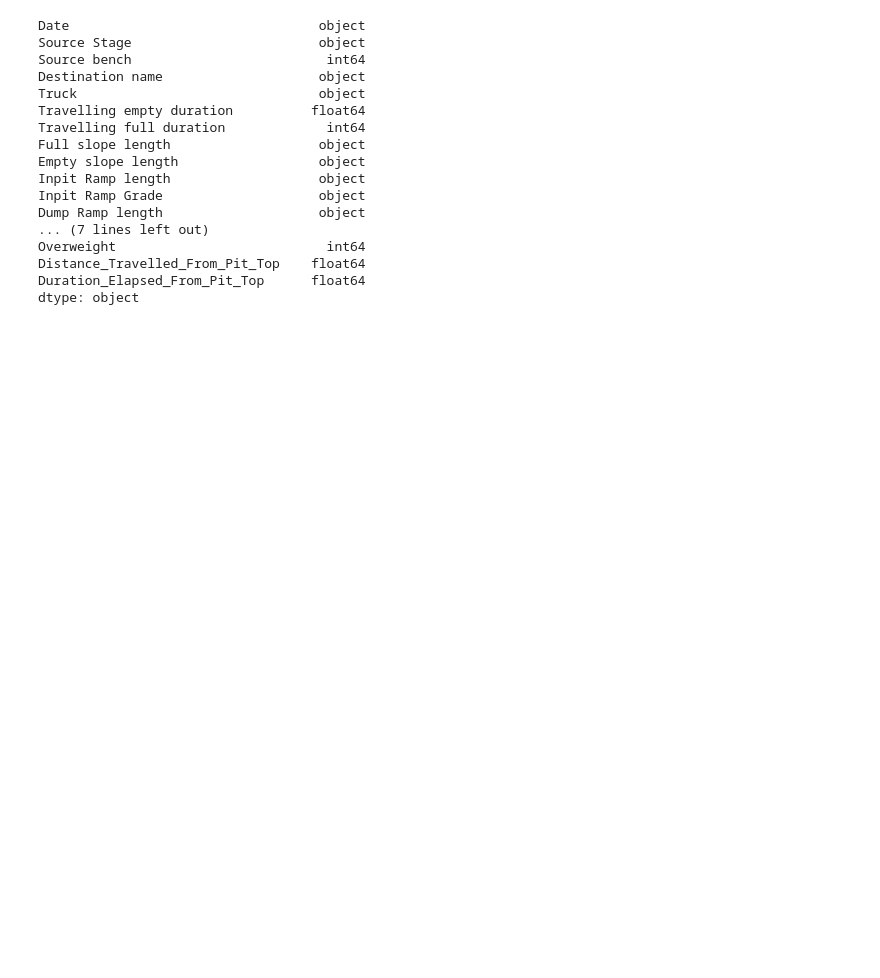
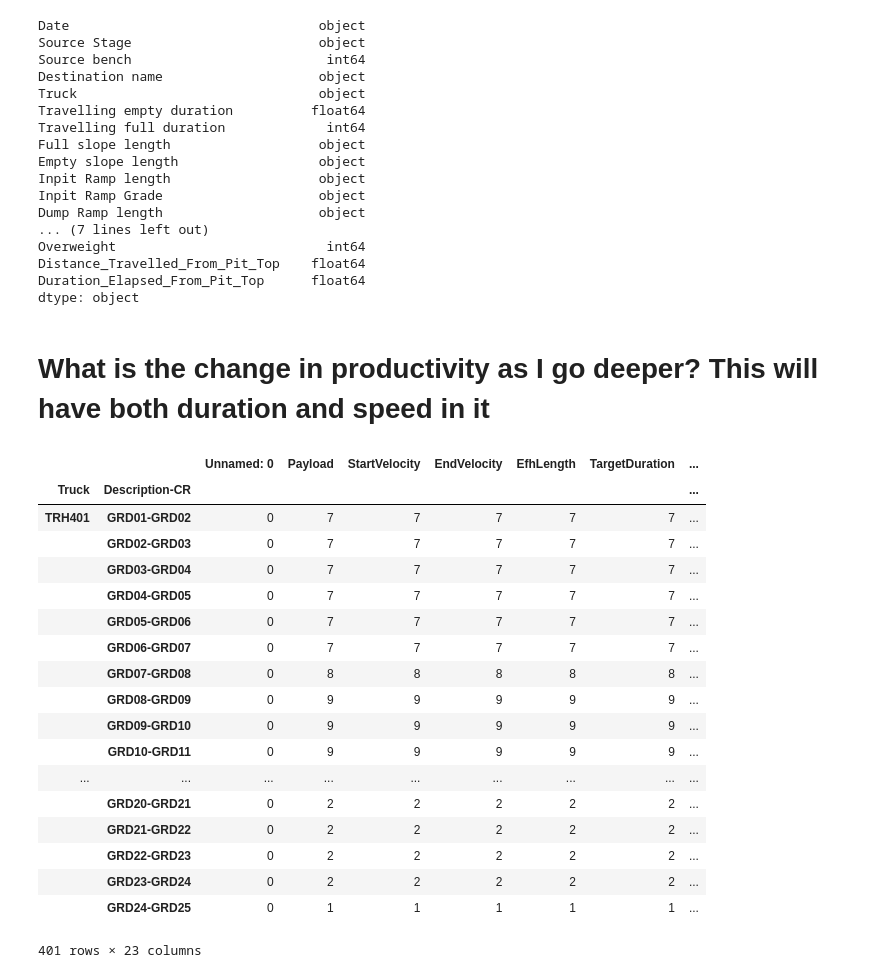
Before and after one commit to ognpa/unearthed, a Jupyter notebook: Untitled.ipynb, the cells around one changed output. Saved outputs shown, nothing was run; the diff lists cells and outputs as text; code cells hidden in the pictures; blank space fills up the shorter version.

```diff
--- a/Untitled.ipynb
+++ b/Untitled.ipynb
@@ -184,3 +185,27 @@ Overweight                           int64
 Distance_Travelled_From_Pit_Top    float64
 Duration_Elapsed_From_Pit_Top      float64
 dtype: object
+# %% [markdown]
+# What is the change in productivity as I go deeper? This will have both duration and speed in it
+# %%
+df.groupby(['Truck','Description-CR']).count()
+# %% [output]
+|  |  | Unnamed: 0 | Payload | StartVelocity | EndVelocity | EfhLength | TargetDuration | ... |
+| Truck | Description-CR |  |  |  |  |  |  | ... |
+| TRH401 | GRD01-GRD02 | 0 | 7 | 7 | 7 | 7 | 7 | ... |
+|  | GRD02-GRD03 | 0 | 7 | 7 | 7 | 7 | 7 | ... |
+|  | GRD03-GRD04 | 0 | 7 | 7 | 7 | 7 | 7 | ... |
+|  | GRD04-GRD05 | 0 | 7 | 7 | 7 | 7 | 7 | ... |
+|  | GRD05-GRD06 | 0 | 7 | 7 | 7 | 7 | 7 | ... |
+|  | GRD06-GRD07 | 0 | 7 | 7 | 7 | 7 | 7 | ... |
+|  | GRD07-GRD08 | 0 | 8 | 8 | 8 | 8 | 8 | ... |
+|  | GRD08-GRD09 | 0 | 9 | 9 | 9 | 9 | 9 | ... |
+|  | GRD09-GRD10 | 0 | 9 | 9 | 9 | 9 | 9 | ... |
+|  | GRD10-GRD11 | 0 | 9 | 9 | 9 | 9 | 9 | ... |
+| ... | ... | ... | ... | ... | ... | ... | ... | ... |
+|  | GRD20-GRD21 | 0 | 2 | 2 | 2 | 2 | 2 | ... |
+|  | GRD21-GRD22 | 0 | 2 | 2 | 2 | 2 | 2 | ... |
+|  | GRD22-GRD23 | 0 | 2 | 2 | 2 | 2 | 2 | ... |
+|  | GRD23-GRD24 | 0 | 2 | 2 | 2 | 2 | 2 | ... |
+|  | GRD24-GRD25 | 0 | 1 | 1 | 1 | 1 | 1 | ... |
+401 rows × 23 columns
```
Also changed, not shown: parts of 4 cells of this notebook.
